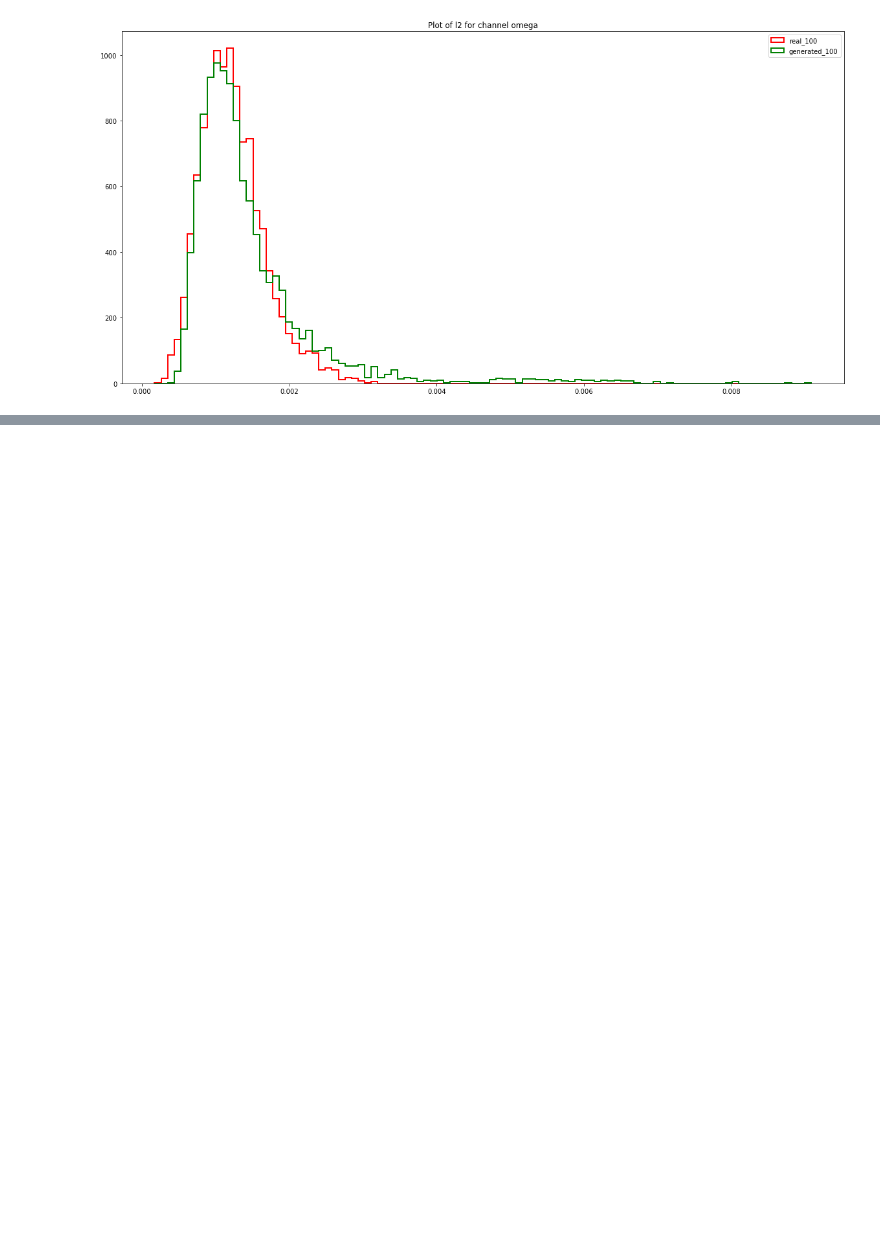
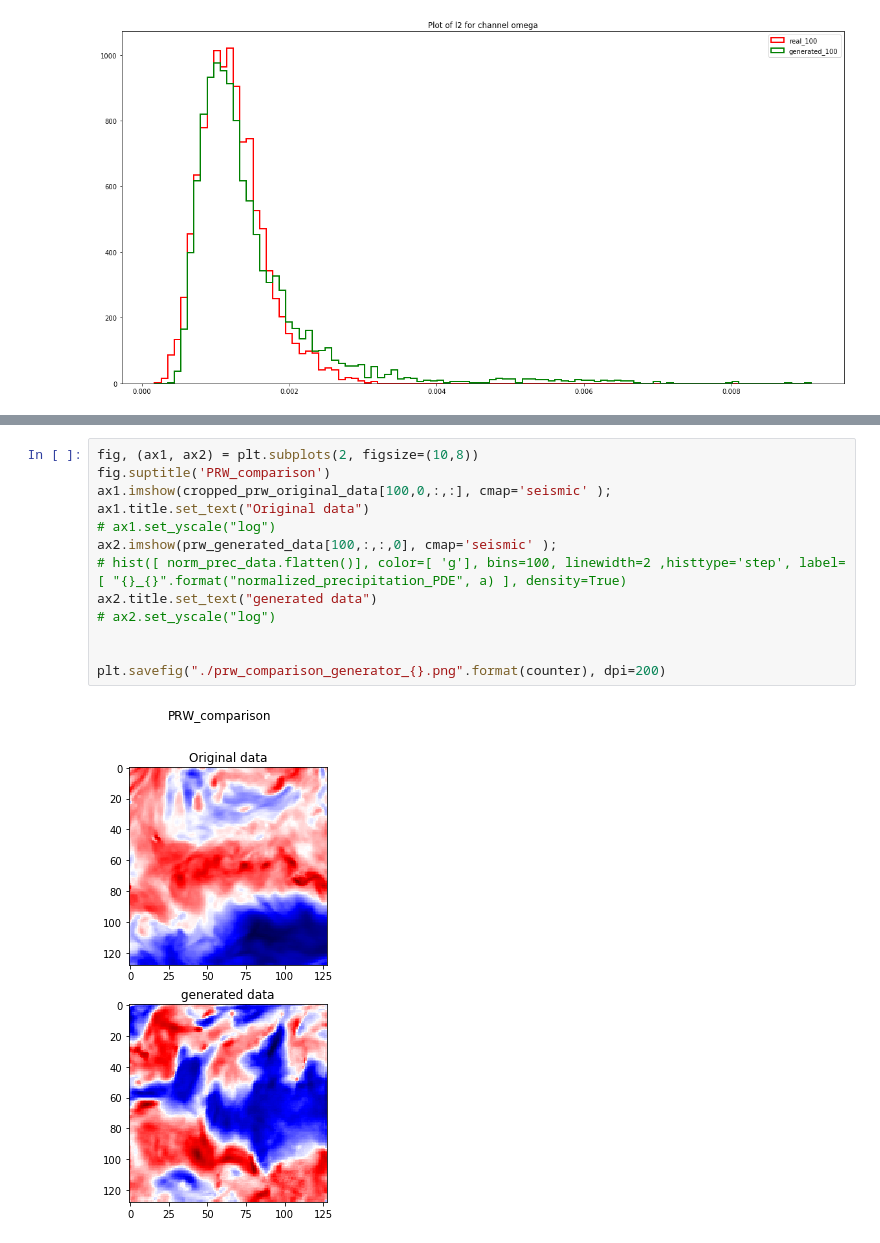
Before and after one commit to rishabh135/climate_stylegan, a Jupyter notebook: jupyter_notebooks/StyleGAN_v1_results_working.ipynb, the cells around one changed output, grey strips where cells are left out. Drawn from its saved outputs; the diff is of its cells as text; blank space fills up the shorter version.

```diff
--- a/jupyter_notebooks/StyleGAN_v1_results_working.ipynb
+++ b/jupyter_notebooks/StyleGAN_v1_results_working.ipynb
@@ -1126,0 +1337,15 @@ for chan in range(channels):
+# %%
+fig, (ax1, ax2) = plt.subplots(2, figsize=(10,8))
+fig.suptitle('PRW_comparison')
+ax1.imshow(cropped_prw_original_data[100,0,:,:], cmap='seismic' );
+ax1.title.set_text("Original data")
+# ax1.set_yscale("log")
+ax2.imshow(prw_generated_data[100,:,:,0], cmap='seismic' );
+# hist([ norm_prec_data.flatten()], color=[ 'g'], bins=100, linewidth=2 ,histtype='step', label=[ "{}_{}".format("normalized_precipitation_PDE", a) ], density=True)
+ax2.title.set_text("generated data")
+# ax2.set_yscale("log")
+
+
+plt.savefig("./prw_comparison_generator_{}.png".format(counter), dpi=200)
+# %% [output]
+[figure, added]
```
Also changed, not shown: parts of 6 cells of this notebook, 5 other files.
